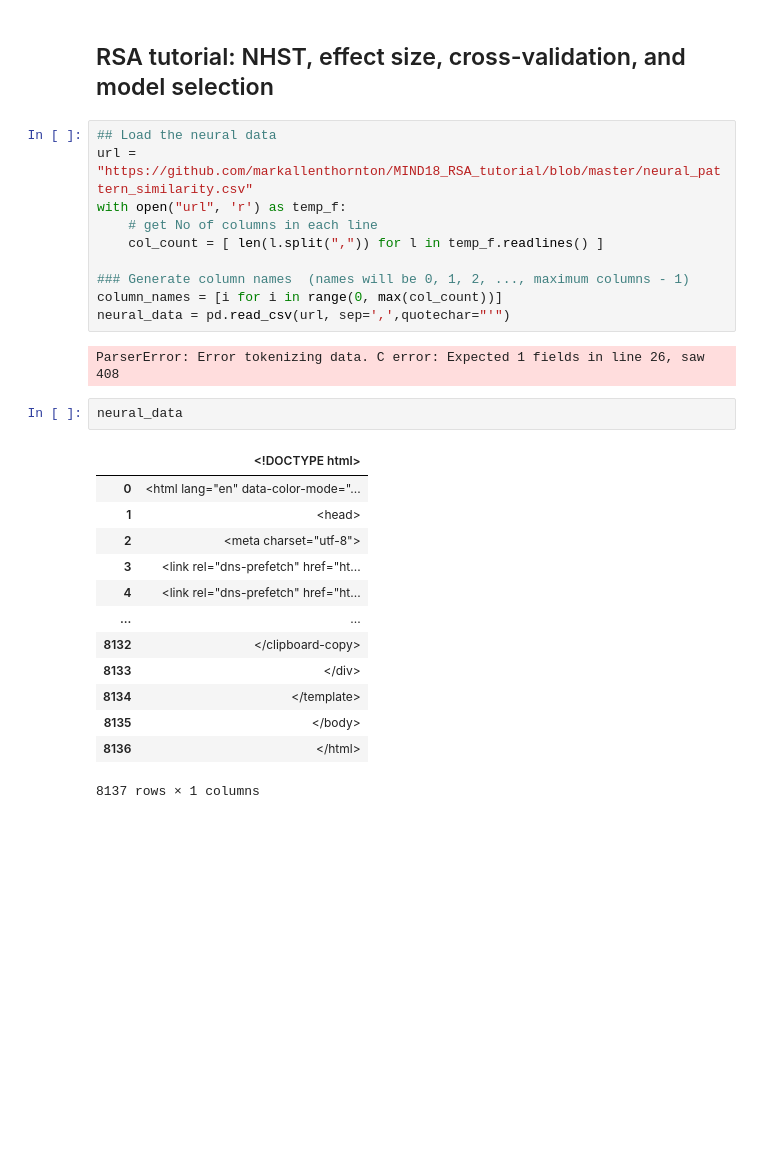
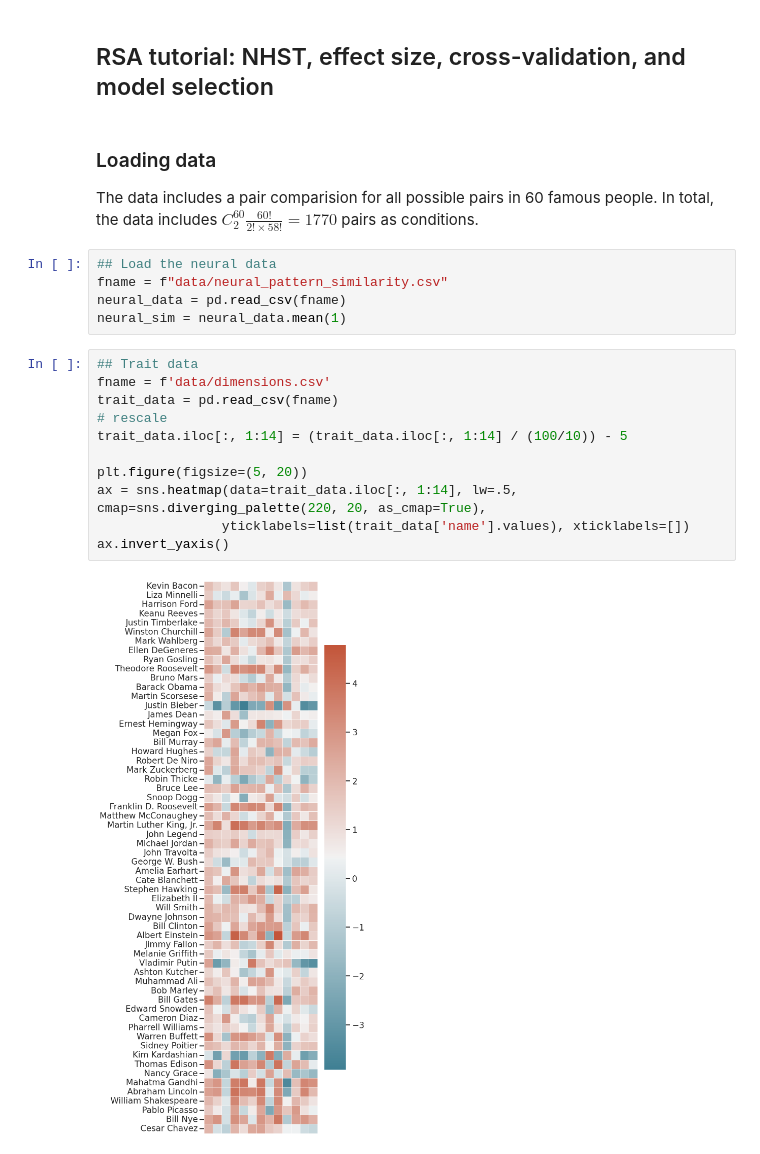
Before and after one commit to fangzefunny/Some-Topics, a Jupyter notebook: RSA.ipynb, the cells around one changed output. Cells and saved outputs as stored; diff of their text form; blank space fills up the shorter version.

```diff
--- a/RSA.ipynb
+++ b/RSA.ipynb
@@ -114,31 +122,25 @@ Text(0.5, 1.0, 'Correlation Distance')
 [figure]
 # %% [markdown]
 ## RSA tutorial: NHST, effect size, cross-validation, and model selection
-# %%
-## Load the neural data
-url = "https://github.com/markallenthornton/MIND18_RSA_tutorial/blob/master/neural_pattern_similarity.csv"
-with open("url", 'r') as temp_f:
-    # get No of columns in each line
-    col_count = [ len(l.split(",")) for l in temp_f.readlines() ]
-
-### Generate column names  (names will be 0, 1, 2, ..., maximum columns - 1)
-column_names = [i for i in range(0, max(col_count))]
-neural_data = pd.read_csv(url, sep=',',quotechar="'")
-# %% [output]
-ParserError: Error tokenizing data. C error: Expected 1 fields in line 26, saw 408
-# %%
-neural_data
-# %% [output]
-|  | <!DOCTYPE html> |
-| 0 | <html lang="en" data-color-mode="... |
-| 1 | <head> |
-| 2 | <meta charset="utf-8"> |
-| 3 | <link rel="dns-prefetch" href="ht... |
-| 4 | <link rel="dns-prefetch" href="ht... |
-| ... | ... |
-| 8132 | </clipboard-copy> |
-| 8133 | </div> |
-| 8134 | </template> |
-| 8135 | </body> |
-| 8136 | </html> |
-8137 rows × 1 columns
+# %% [markdown]
+### Loading data
+
+The data includes a pair comparision for all possible pairs in 60 famous people. In total, the data includes $C^{60}_2\frac{60!}{2!\times58!} = 1770$ pairs as conditions.
+# %%
+## Load the neural data
+fname = f"data/neural_pattern_similarity.csv"
+neural_data = pd.read_csv(fname)
+neural_sim = neural_data.mean(1)
+# %%
+## Trait data
+fname = f'data/dimensions.csv'
+trait_data = pd.read_csv(fname)
+# rescale
+trait_data.iloc[:, 1:14] = (trait_data.iloc[:, 1:14] / (100/10)) - 5
+
+plt.figure(figsize=(5, 20))
+ax = sns.heatmap(data=trait_data.iloc[:, 1:14], lw=.5, cmap=sns.diverging_palette(220, 20, as_cmap=True),
+                yticklabels=list(trait_data['name'].values), xticklabels=[])
+ax.invert_yaxis()
+# %% [output]
+[figure, added]
```
Also changed, not shown: parts of 14 cells of this notebook, 1 other file.
